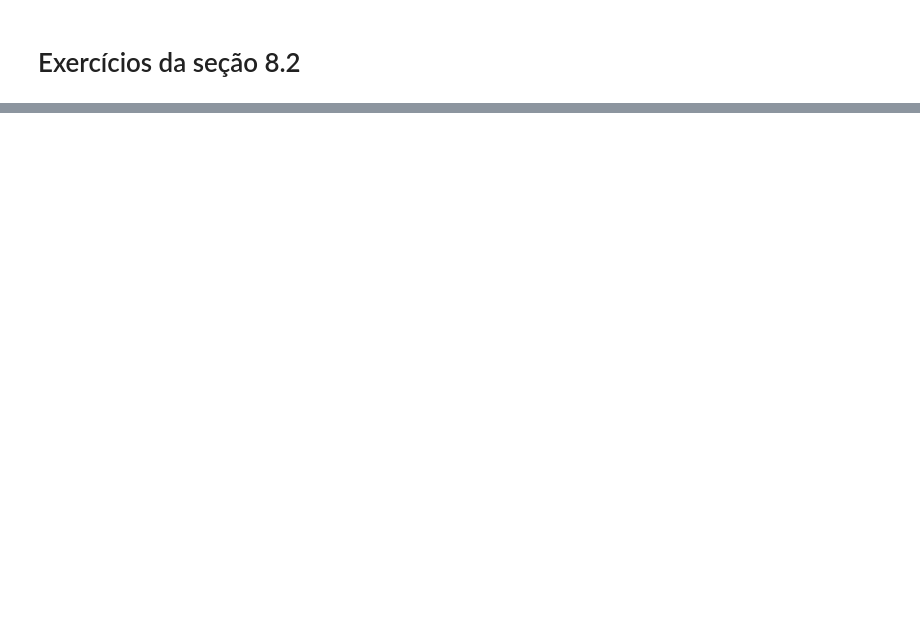
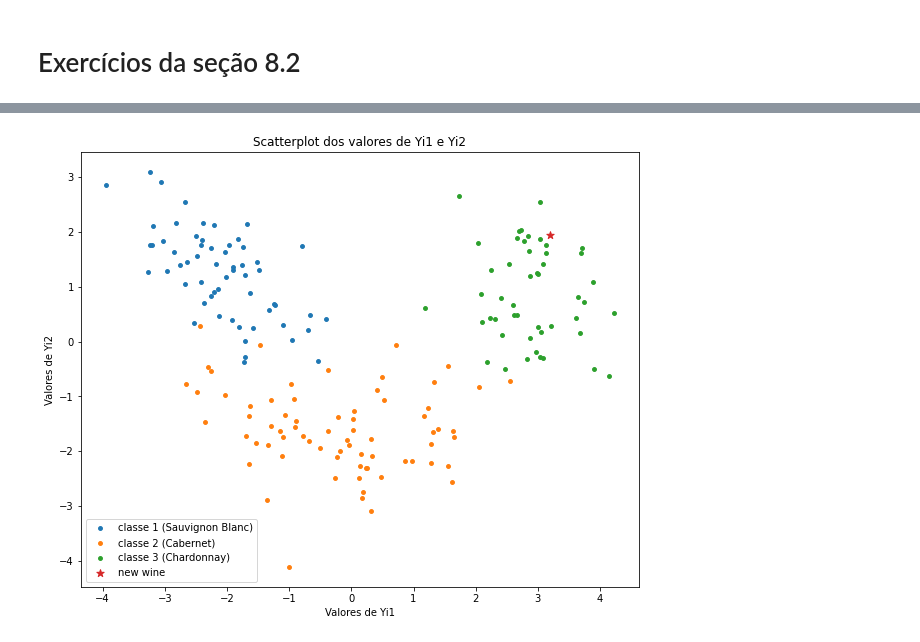
Before and after one commit to ThiagoPoppe/FECD-A, a Jupyter notebook: Listas/Lista09_Thiago_Poppe.ipynb, the cells around one changed output, grey strips where cells are left out. Saved outputs shown, nothing was run; the diff lists cells and outputs as text; code cells hidden in the pictures; blank space fills up the shorter version.

```diff
--- a/Listas/Lista09_Thiago_Poppe.ipynb
+++ b/Listas/Lista09_Thiago_Poppe.ipynb
@@ -143,0 +396,18 @@ $$
+# %%
+# Ao plotarmos esse ponto, podemos perceber que iriamos predizer esse vinho como da classe 3 (Chardonnay)
+# Podemos também realizar cálculos similares aos que foram feitos no exercício dos dígitos!
+
+plt.figure(figsize=(10,8))
+plt.title('Scatterplot dos valores de Yi1 e Yi2')
+
+plt.scatter(yi1[labels == 1], yi2[labels == 1], s=15, label='classe 1 (Sauvignon Blanc)')
+plt.scatter(yi1[labels == 2], yi2[labels == 2], s=15, label='classe 2 (Cabernet)')
+plt.scatter(yi1[labels == 3], yi2[labels == 3], s=15, label='classe 3 (Chardonnay)')
+plt.scatter(new_y1, new_y2, s=60, marker='*', label='new wine')
+
+plt.legend()
+plt.xlabel('Valores de Yi1')
+plt.ylabel('Valores de Yi2')
+plt.show()
+# %% [output]
+[figure, added]
```
Also changed, not shown: parts of 22 cells of this notebook, 4 other files.
